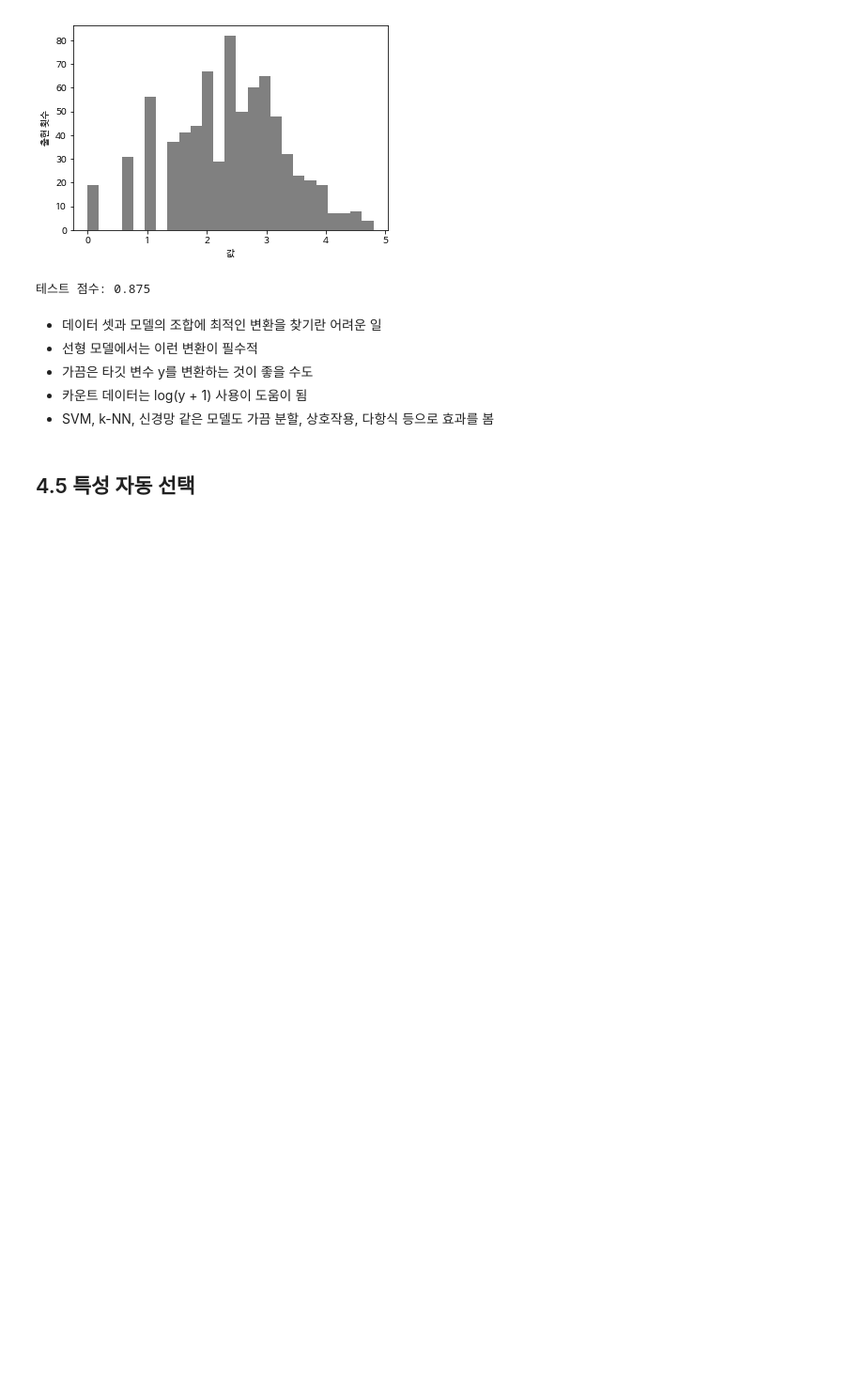
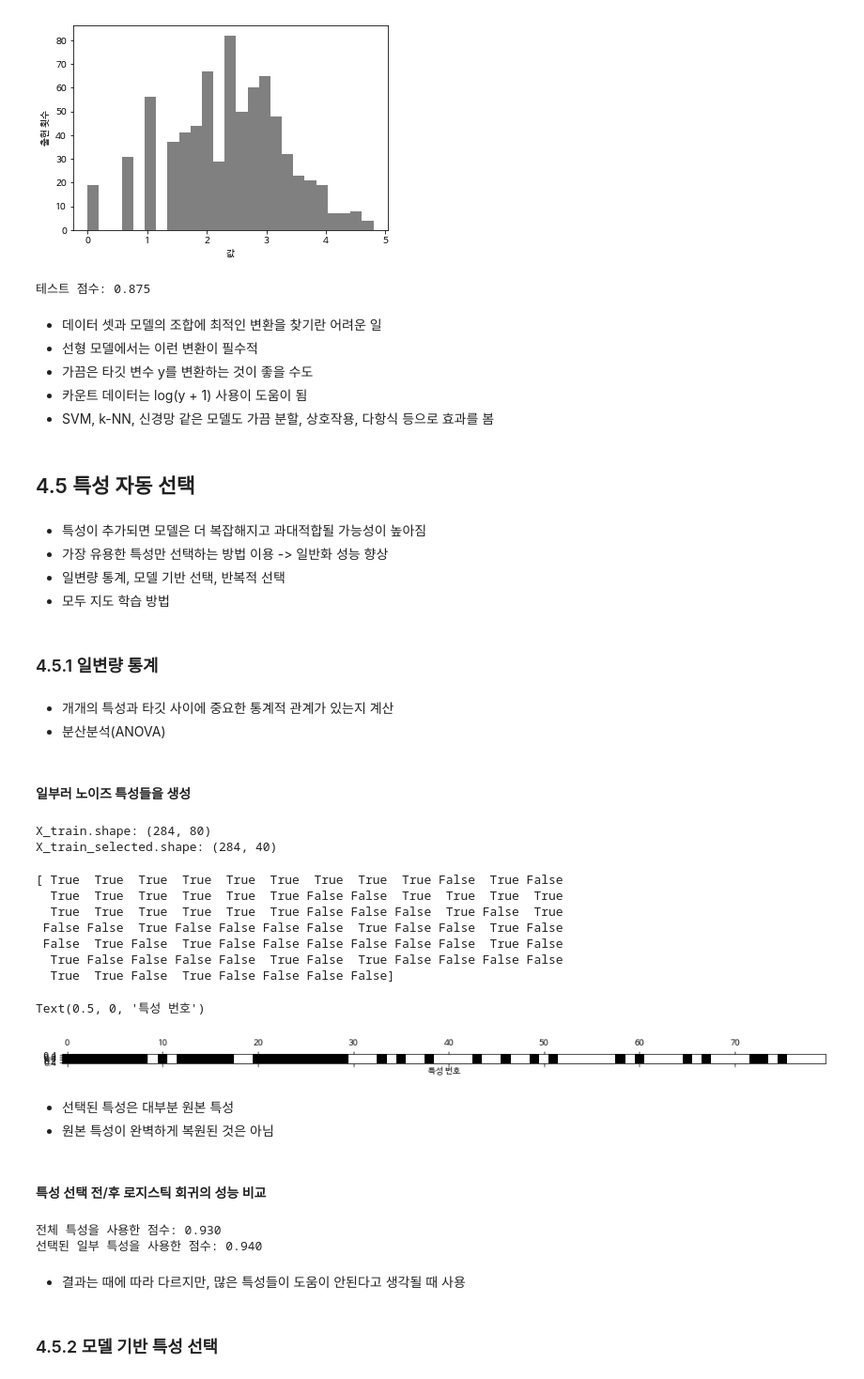
Before and after one commit to skz2356/Pycode, a Jupyter notebook: Introduction_ML/IML_4.ipynb, the cells around one changed output. Shown: that part at 94% size. Saved outputs shown, nothing was run; the diff lists cells and outputs as text; code cells hidden in the pictures; blank space fills up the shorter version.

```diff
--- a/Introduction_ML/IML_4.ipynb
+++ b/Introduction_ML/IML_4.ipynb
@@ -477,3 +476,83 @@ print("테스트 점수: {:.3f}".format(score))
 - SVM, k-NN, 신경망 같은 모델도 가끔 분할, 상호작용, 다항식 등으로 효과를 봄
 # %% [markdown]
 ## 4.5 특성 자동 선택
+# %% [markdown]
+- 특성이 추가되면 모델은 더 복잡해지고 과대적합될 가능성이 높아짐
+- 가장 유용한 특성만 선택하는 방법 이용 -> 일반화 성능 향상
+- 일변량 통계, 모델 기반 선택, 반복적 선택
+- 모두 지도 학습 방법
+# %% [markdown]
+### 4.5.1 일변량 통계
+# %% [markdown]
+- 개개의 특성과 타깃 사이에 중요한 통계적 관계가 있는지 계산
+- 분산분석(ANOVA)
+# %% [markdown]
+#### 일부러 노이즈 특성들을 생성
+# %%
+from sklearn.datasets import load_breast_cancer
+from sklearn.feature_selection import SelectPercentile
+from sklearn.model_selection import train_test_split
+
+cancer = load_breast_cancer()
+
+# 고정된 난수를 발생
+rng = np.random.RandomState(42)
+noise = rng.normal(size=(len(cancer.data), 50))
+
+# 데이터에 노이즈 특성을 추가
+X_w_noise = np.hstack([cancer.data, noise])
+
+X_train, X_test, y_train, y_test = train_test_split(
+    X_w_noise, cancer.target, random_state=0, test_size=.5)
+
+# f_classif(기본값)와 SelectPercentile을 사용하여 특성의 50%를 선택
+# 분산분석의 F-값을 이용
+select = SelectPercentile(percentile=50)
+select.fit(X_train, y_train)
+
+X_train_selected = select.transform(X_train)
+
+print("X_train.shape: {}".format(X_train.shape))
+print("X_train_selected.shape: {}".format(X_train_selected.shape))
+# %% [output]
+X_train.shape: (284, 80)
+X_train_selected.shape: (284, 40)
+# %%
+mask = select.get_support()
+print(mask)
+
+plt.matshow(mask.reshape(1, -1), cmap='gray_r')
+plt.xlabel("특성 번호")
+# %% [output]
+[ True  True  True  True  True  True  True  True  True False  True False
+  True  True  True  True  True  True False False  True  True  True  True
+  True  True  True  True  True  True False False False  True False  True
+ False False  True False False False False  True False False  True False
+ False  True False  True False False False False False False  True False
+  True False False False False  True False  True False False False False
+  True  True False  True False False False False]
+Text(0.5, 0, '특성 번호')
+[figure, added]
+# %% [markdown]
+- 선택된 특성은 대부분 원본 특성
+- 원본 특성이 완벽하게 복원된 것은 아님
+# %% [markdown]
+#### 특성 선택 전/후 로지스틱 회귀의 성능 비교
+# %%
+from sklearn.linear_model import LogisticRegression
+
+X_test_selected = select.transform(X_test)
+
+lr = LogisticRegression()
+lr.fit(X_train, y_train)
+print("전체 특성을 사용한 점수: {:.3f}".format(lr.score(X_test, y_test)))
+lr.fit(X_train_selected, y_train)
+print("선택된 일부 특성을 사용한 점수: {:.3f}".format(
+    lr.score(X_test_selected, y_test)))
+# %% [output]
+전체 특성을 사용한 점수: 0.930
+선택된 일부 특성을 사용한 점수: 0.940
+# %% [markdown]
+- 결과는 때에 따라 다르지만, 많은 특성들이 도움이 안된다고 생각될 때 사용
+# %% [markdown]
+### 4.5.2 모델 기반 특성 선택
```
Also changed, not shown: parts of 42 cells of this notebook, 2 other files.
